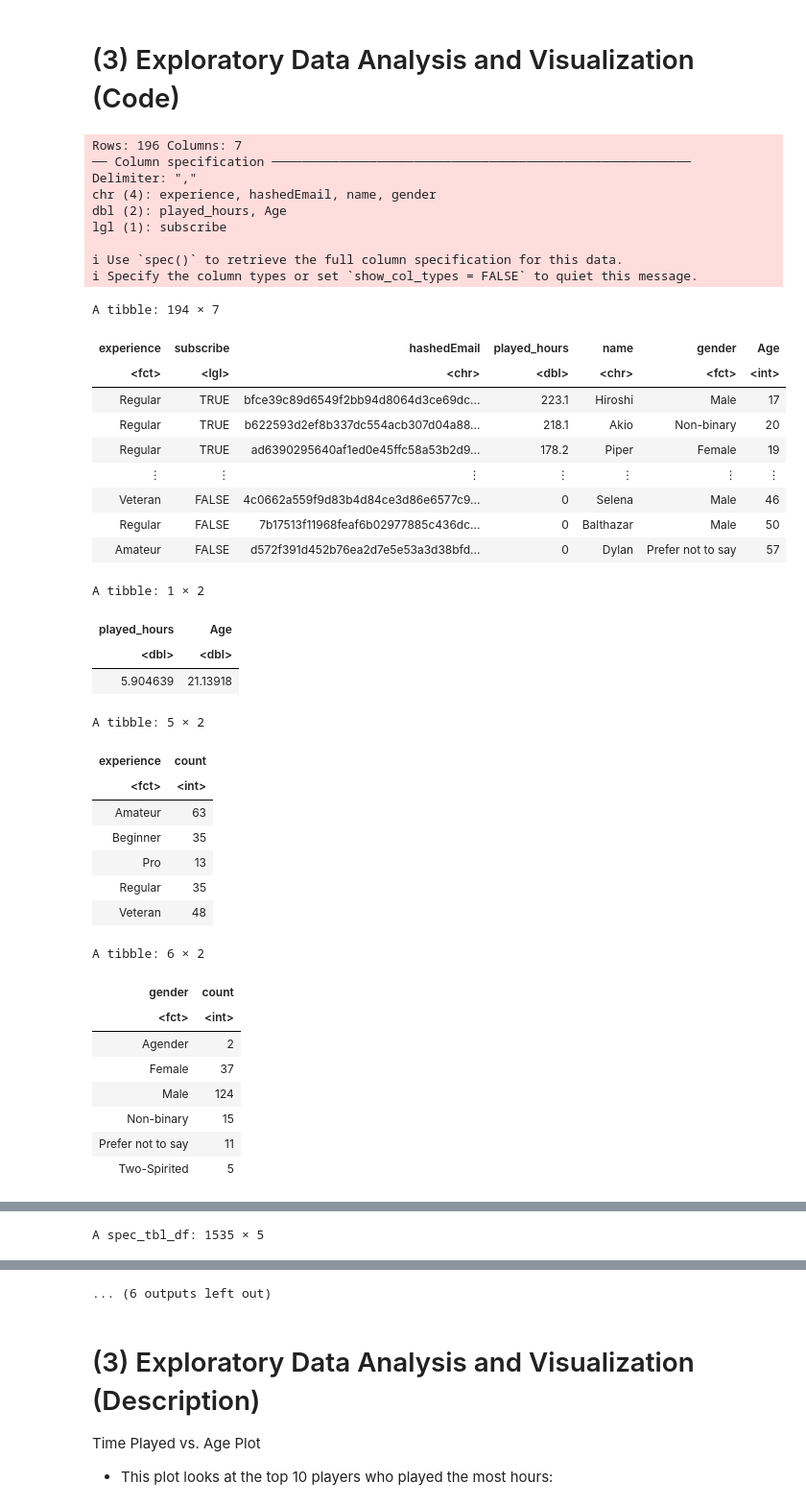
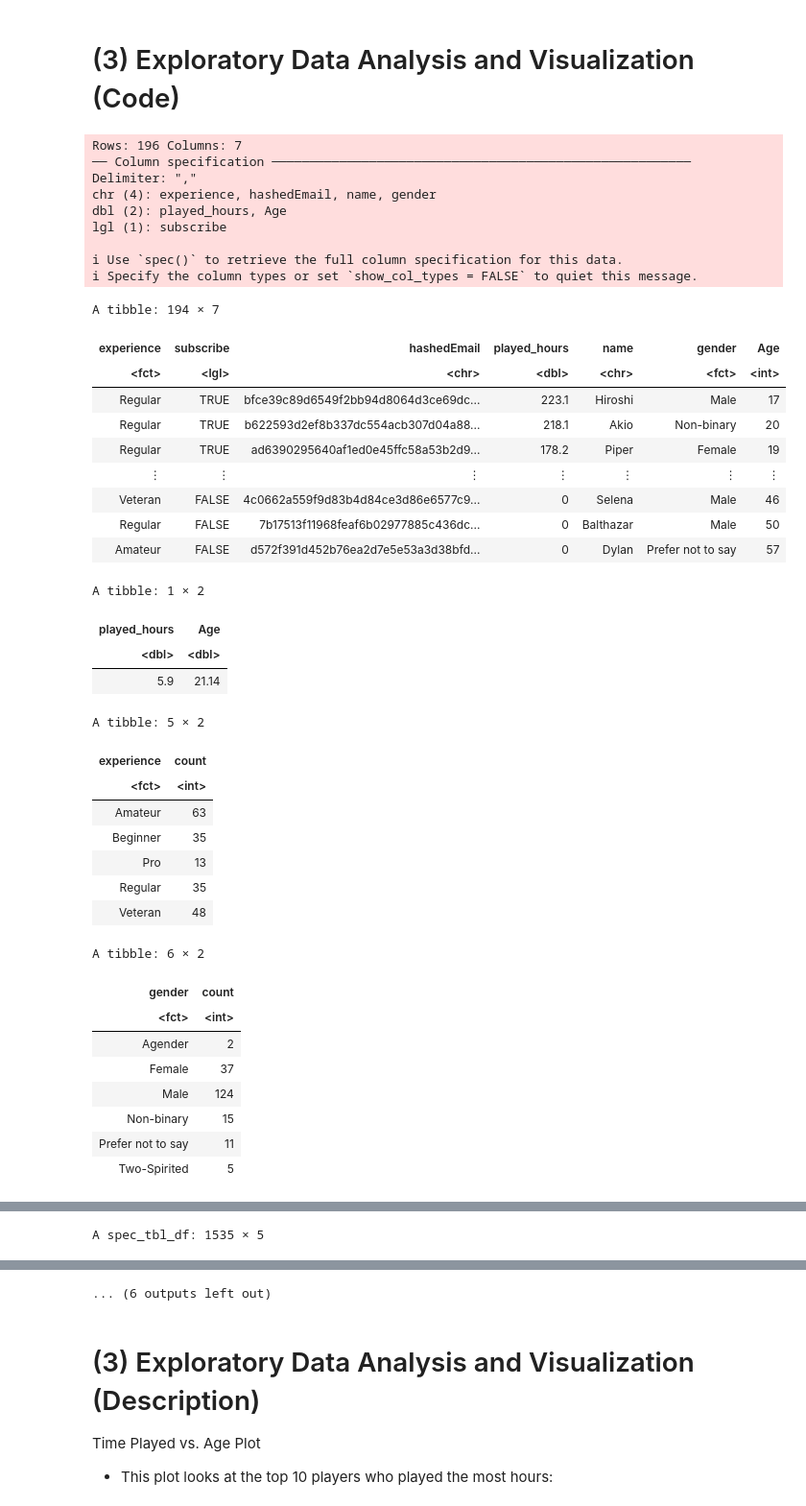
Before and after one commit to cynthiawei12-hub/DSCI100Individual, a Jupyter notebook: DSCIProjectInidividual.ipynb, the cells around one changed output, grey strips where cells are left out. Shown at 96% size. Saved outputs shown, nothing was run; the diff lists cells and outputs as text; code cells hidden in the pictures.

Commit message:
Round to 2 decimal places

```diff
--- a/DSCIProjectInidividual.ipynb
+++ b/DSCIProjectInidividual.ipynb
@@ -71,13 +71,15 @@ players_data_wrangle <- players_data |>
                                 Age = as.integer(Age))
 players_data_wrangle
 
-#mean player's data
+#mean player's data/summary statistics to 2 decimal places
 mean_players_data <- players_data_wrangle |>
                         select (played_hours, Age) |>
-                        map_df (mean, na.rm=TRUE)
+                        map_df (mean, na.rm=TRUE) |>
+                        mutate (Age=round (Age, 2)) |>
+                        mutate (played_hours=round (played_hours, 2))
 mean_players_data
 
-#Summary statistics from players data set
+#Additional Summary statistics from players data set
 experience_counts <- players_data_wrangle |>
                 group_by (experience) |>
                 summarize (count=n())
@@ -91,6 +93,7 @@ gender_counts
 #reading sessions data
 sessions_data <- read_csv("https://raw.githubusercontent.com/cynthiawei12-hub/DSCI100Individual/refs/heads/main/data/sessions.csv")
 sessions_data
+
 
 #Top 10 Players that played the most hours
 session_data_wrangle <- sessions_data |>
@@ -118,34 +121,34 @@ top_players_bar
 #Overall Distribution of Played Hours
 players_hist <- players_data_wrangle |>
                 ggplot (aes (x=played_hours, fill=experience)) +
                 geom_histogram (binwidth = 15) +
                 labs (x="Time Played (Hours)", title="Distribution of Time Played", fill="Experience Level") +
                 geom_vline(xintercept=7.1, linetype="dashed")
 players_hist
 # %% [output]
 Rows: 196 Columns: 7
 ── Column specification ────────────────────────────────────────────────────────
 Delimiter: ","
 chr (4): experience, hashedEmail, name, gender
 dbl (2): played_hours, Age
 lgl (1): subscribe
 
 ℹ Use `spec()` to retrieve the full column specification for this data.
 ℹ Specify the column types or set `show_col_types = FALSE` to quiet this message.
 A tibble: 194 × 7
 | experience | subscribe | hashedEmail | played_hours | name | gender | Age |
 | <fct> | <lgl> | <chr> | <dbl> | <chr> | <fct> | <int> |
 | Regular | TRUE | bfce39c89d6549f2bb94d8064d3ce69dc... | 223.1 | Hiroshi | Male | 17 |
 | Regular | TRUE | b622593d2ef8b337dc554acb307d04a88... | 218.1 | Akio | Non-binary | 20 |
 | Regular | TRUE | ad6390295640af1ed0e45ffc58a53b2d9... | 178.2 | Piper | Female | 19 |
 | ⋮ | ⋮ | ⋮ | ⋮ | ⋮ | ⋮ | ⋮ |
 | Veteran | FALSE | 4c0662a559f9d83b4d84ce3d86e6577c9... | 0 | Selena | Male | 46 |
 | Regular | FALSE | 7b17513f11968feaf6b02977885c436dc... | 0 | Balthazar | Male | 50 |
 | Amateur | FALSE | d572f391d452b76ea2d7e5e53a3d38bfd... | 0 | Dylan | Prefer not to say | 57 |
 A tibble: 1 × 2
 | played_hours | Age |
 | <dbl> | <dbl> |
-| 5.904639 | 21.13918 |
+| 5.9 | 21.14 |
 A tibble: 5 × 2
 | experience | count |
 | <fct> | <int> |
```
Also changed, not shown: parts of 1 cell of this notebook.
